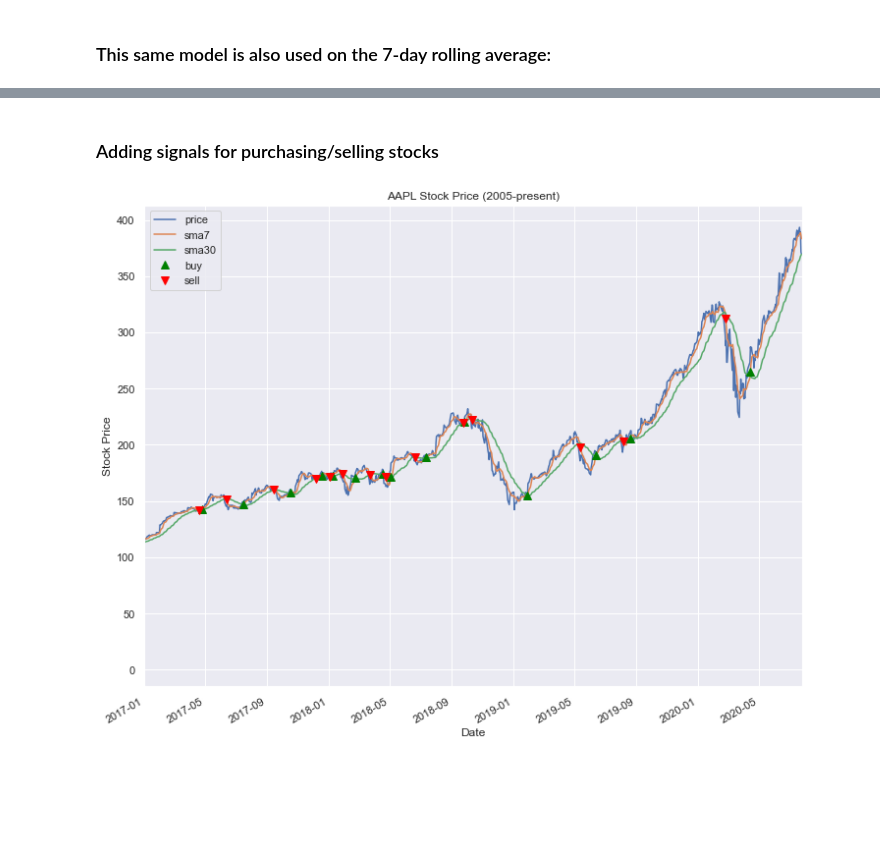
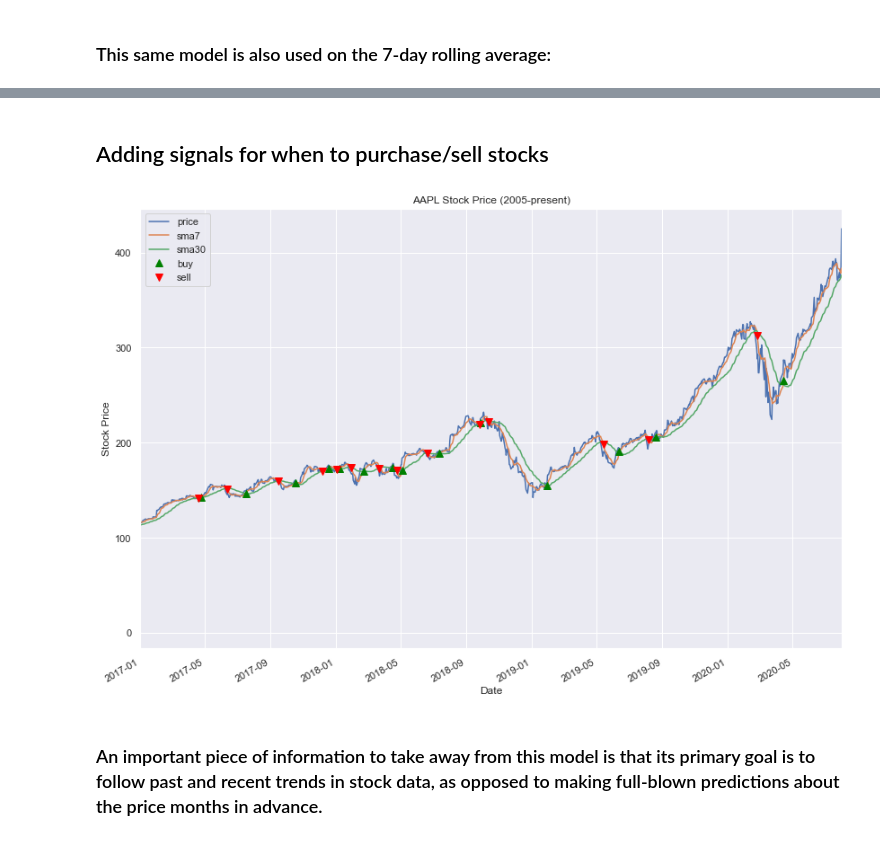
Before and after one commit to topheroni/wdsi, a Jupyter notebook: stock prediction/stocks.ipynb, the cells around one changed output, grey strips where cells are left out. Cells and saved outputs as stored; diff of their text form; code cells hidden in the pictures; blank space fills up the shorter version.

```diff
--- a/stock prediction/stocks.ipynb
+++ b/stock prediction/stocks.ipynb
@@ -402,2 +537,2 @@ plt.show()
 # %% [markdown]
-### Adding signals for purchasing/selling stocks
+## Adding signals for when to purchase/sell stocks
@@ -414,18 +558,25 @@ signals['position']=signals['signal'].diff()
 # %%
-fig=plt.figure(figsize=(12,10))
+fig=plt.figure(figsize=(14,10))
 
-ax1=fig.add_subplot(title="AAPL Stock Price (2005-present)", ylabel="Stock Price")
-aapl_df['Close'].plot(ax=ax1, label='price')
-aapl_df[['sma7', 'sma30']].plot(ax=ax1)
+ax1=fig.add_subplot(title="AAPL Stock Price (2005-present)", ylabel="Stock Price") #setup the plot figure/labels
+aapl_df['Close'].plot(ax=ax1, label='price') #plot the actual closing price
+aapl_df[['sma7', 'sma30']].plot(ax=ax1) #plot the 7- and 30-day moving averages
 
-ax1.plot(signals.loc[signals['position']==1].index,
-        signals['sma7'][signals['position']==1], '^', markersize=8, color='green', label='buy')
-ax1.plot(signals.loc[signals['position']==-1].index,
-        signals['sma7'][signals['position']==-1], 'v', markersize=8, color='red', label='sell')
+ax1.plot(signals.loc[signals['position']==1].index, #x-axis is dates where position is 1 (buy)
+        signals['sma7'][signals['position']==1],    #y-axis is the actual value of the stock at this time
+         '^', #mark on the graph where to buy
+         markersize=8, color='green', label='buy')
 
+ax1.plot(signals.loc[signals['position']==-1].index, #x-axis is dates where position is -1 (sell)
+        signals['sma7'][signals['position']==-1], #y-axis is the actual value of the stock at this time
+         'v', #mark on the graph where to sell
+         markersize=8, color='red', label='sell')
+
+#set the bounds of the graph to be from January 1, 2017 to today
 plt.xlim(pd.Timestamp('2017-01-01'), pd.Timestamp.today())
-plt.legend()
-
+plt.legend() #display the legend
 plt.show()
 # %% [output]
-[figure, old version]
+[figure, new version]
+# %% [markdown]
+### An important piece of information to take away from this model is that its primary goal is to follow past and recent trends in stock data, as opposed to making full-blown predictions about the price months in advance.
```
Also changed, not shown: parts of 79 cells of this notebook, 1 other file.
